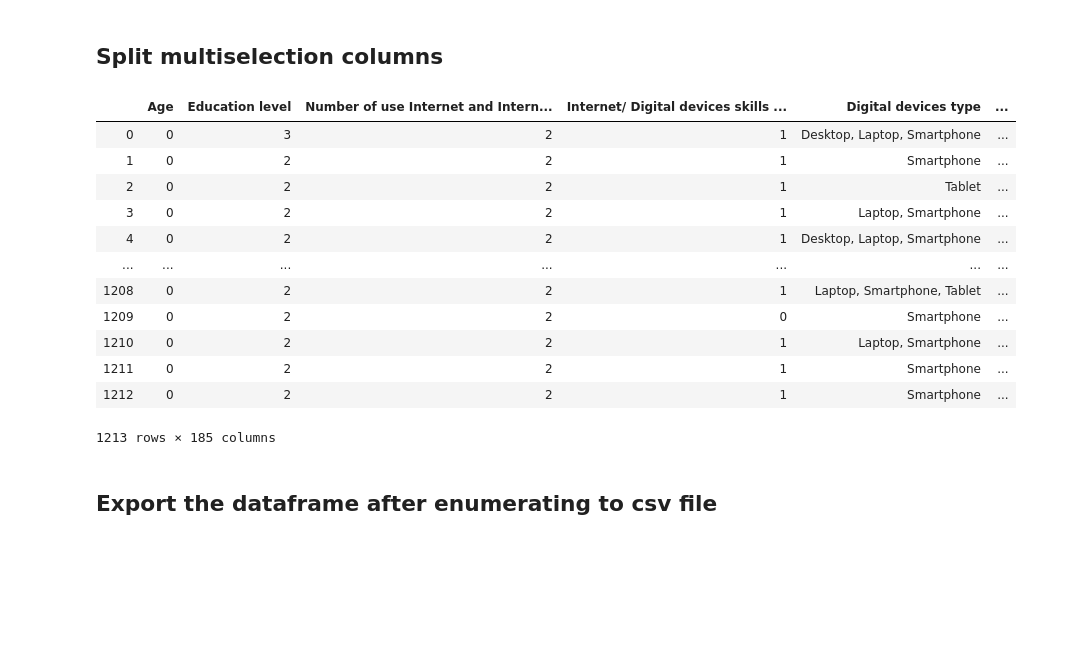
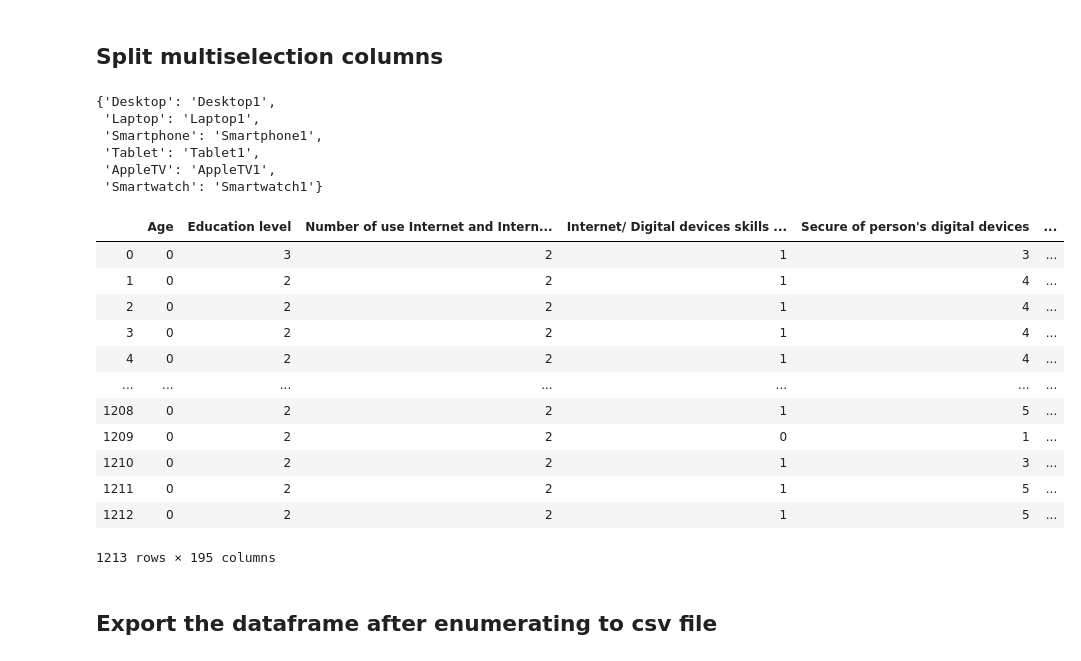
Before and after one commit to Hala-Alsouly/SDA-Capstone, a Jupyter notebook: Preprocessing (convert to numbers).ipynb, the cells around one changed output. Drawn from its saved outputs; the diff is of its cells as text; code cells hidden in the pictures; blank space fills up the shorter version.

Commit message:
df7 and df8 has same columns name so, rename one of them

```diff
--- a/Preprocessing (convert to numbers).ipynb
+++ b/Preprocessing (convert to numbers).ipynb
@@ -216,28 +216,48 @@ df3= multiSelectSplitColumn(df['Operating system of desktop/laptop'])
 df4= multiSelectSplitColumn(df['Operating system of smartphone/tablet'])
 df5= multiSelectSplitColumn(df['Common security tools'])
 df6= multiSelectSplitColumn(df['To who report cybercrime'])
+df7= multiSelectSplitColumn(dfs['Digital devices with Internet security tool'])
+df8= multiSelectSplitColumn(dfs['Digital devices type'])
+# %%
+# df7 and df8 has same columns name so, rename one of them
+col= list(df8.columns)
+newcol=[]
+for i in col:
+    newcol.append(i+'1')
+newnames=dict(zip(col, newcol))
+newnames
+# %% [output]
+{'Desktop': 'Desktop1',
+ 'Laptop': 'Laptop1',
+ 'Smartphone': 'Smartphone1',
+ 'Tablet': 'Tablet1',
+ 'AppleTV': 'AppleTV1',
+ 'Smartwatch': 'Smartwatch1'}
+# %%
+df8= df8.rename(columns=newnames)
 # %%
 # Add them to the data frame
-result = pd.concat([df, df1, df2, df3, df4, df5, df6], axis=1)
+result = pd.concat([df, df1, df2, df3, df4, df5, df6, df7, df8], axis=1)
 # %%
 # Remove the splitted columns
 result.drop(['Type of connectivity', 'Purpose of using internet', 'Operating system of desktop/laptop',
-'Operating system of smartphone/tablet', 'Common security tools',  'To who report cybercrime'], axis=1, inplace=True)
+'Operating system of smartphone/tablet', 'Common security tools',  'To who report cybercrime',
+'Digital devices type', 'Digital devices with Internet security tool'], axis=1, inplace=True)
 result
 # %% [output]
-|  | Age | Education level | Number of use Internet and Intern... | Internet/ Digital devices skills ... | Digital devices type | ... |
-| 0 | 0 | 3 | 2 | 1 | Desktop, Laptop, Smartphone | ... |
-| 1 | 0 | 2 | 2 | 1 | Smartphone | ... |
-| 2 | 0 | 2 | 2 | 1 | Tablet | ... |
-| 3 | 0 | 2 | 2 | 1 | Laptop, Smartphone | ... |
-| 4 | 0 | 2 | 2 | 1 | Desktop, Laptop, Smartphone | ... |
+|  | Age | Education level | Number of use Internet and Intern... | Internet/ Digital devices skills ... | Secure of person's digital devices | ... |
+| 0 | 0 | 3 | 2 | 1 | 3 | ... |
+| 1 | 0 | 2 | 2 | 1 | 4 | ... |
+| 2 | 0 | 2 | 2 | 1 | 4 | ... |
+| 3 | 0 | 2 | 2 | 1 | 4 | ... |
+| 4 | 0 | 2 | 2 | 1 | 4 | ... |
 | ... | ... | ... | ... | ... | ... | ... |
-| 1208 | 0 | 2 | 2 | 1 | Laptop, Smartphone, Tablet | ... |
-| 1209 | 0 | 2 | 2 | 0 | Smartphone | ... |
-| 1210 | 0 | 2 | 2 | 1 | Laptop, Smartphone | ... |
-| 1211 | 0 | 2 | 2 | 1 | Smartphone | ... |
-| 1212 | 0 | 2 | 2 | 1 | Smartphone | ... |
+| 1208 | 0 | 2 | 2 | 1 | 5 | ... |
+| 1209 | 0 | 2 | 2 | 0 | 1 | ... |
+| 1210 | 0 | 2 | 2 | 1 | 3 | ... |
+| 1211 | 0 | 2 | 2 | 1 | 5 | ... |
+| 1212 | 0 | 2 | 2 | 1 | 5 | ... |
-1213 rows × 185 columns
+1213 rows × 195 columns
 # %% [markdown]
 ## Export the dataframe after enumerating to csv file
 # %%
```
